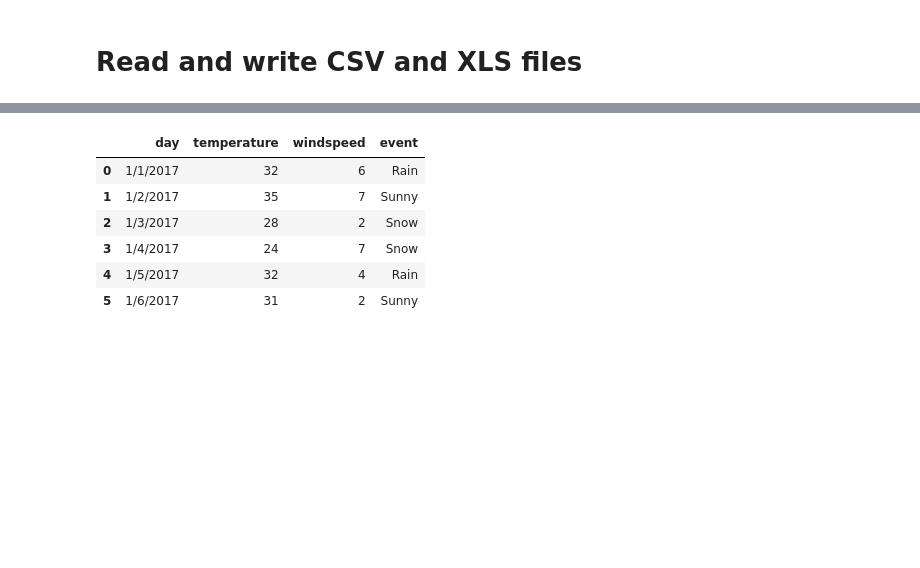
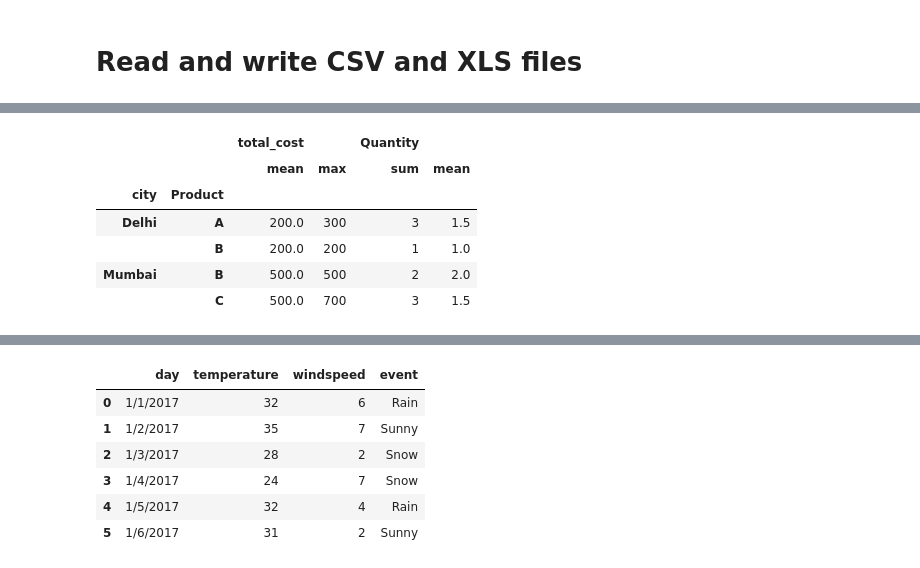
Before and after one commit to rahul8879/as_ds_course, a Jupyter notebook: pandas/3_Key operations on Dataframes/key_operations_on_dataframes.ipynb, the cells around one changed output, grey strips where cells are left out. Drawn from its saved outputs; the diff is of its cells as text; code cells hidden in the pictures; blank space fills up the shorter version.

```diff
--- a/pandas/3_Key operations on Dataframes/key_operations_on_dataframes.ipynb
+++ b/pandas/3_Key operations on Dataframes/key_operations_on_dataframes.ipynb
@@ -1,2 +1,15 @@
 # %% [markdown]
 # Read and write CSV and XLS files
+# %%
+data = {
+    "city":["Delhi", "Delhi", "Delhi", "Mumbai", "Mumbai", "Mumbai"],
+    "Product":["A", "A", "B", "B", "C", "C"],
+
+    "Price":[100, 150, 200, 250, 300, 350],
+    "Quantity":[1, 2, 1, 2, 1, 2]
+}
+
+import pandas as pd
+df = pd.DataFrame(data)
+df.head(
+)
@@ -2,0 +23,3 @@
+# %%
+df['total_cost'] = df['Price'] * df['Quantity']
+df.head()
@@ -2,0 +33,17 @@
+# %%
+# we need avg cost
+
+basic_stats = df.groupby(['city','Product']).agg({'total_cost':['mean','max'],
+                            'Quantity':['sum','mean']
+
+                           })
+# %%
+basic_stats
+# %% [output]
+|  |  | total_cost |  | Quantity |  |
+|  |  | mean | max | sum | mean |
+| city | Product |  |  |  |  |
+| Delhi | A | 200.0 | 300 | 3 | 1.5 |
+|  | B | 200.0 | 200 | 1 | 1.0 |
+| Mumbai | B | 500.0 | 500 | 2 | 2.0 |
+|  | C | 500.0 | 700 | 3 | 1.5 |
```
Also changed, not shown: parts of 6 cells of this notebook, 4 other files.
